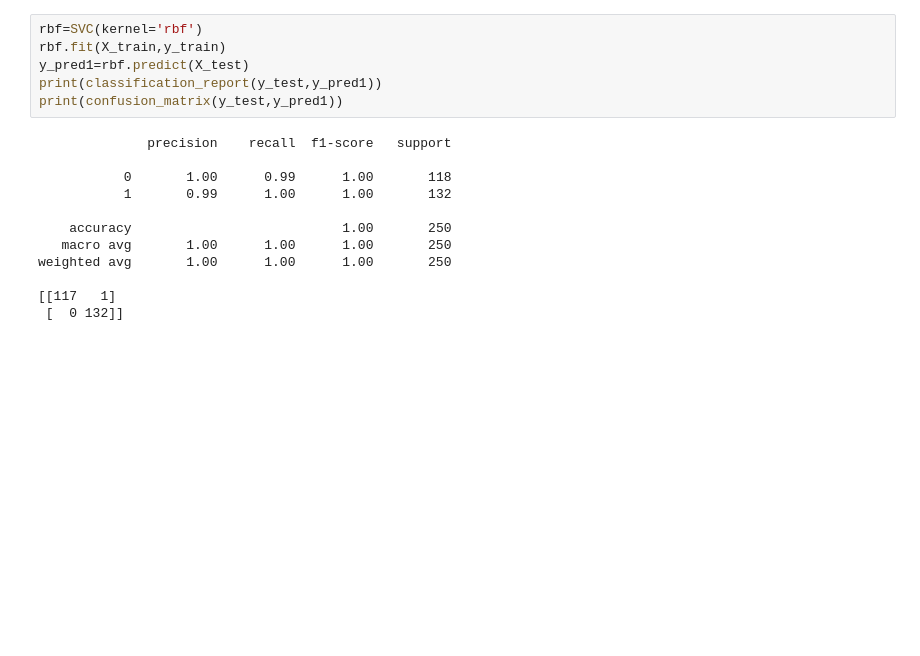
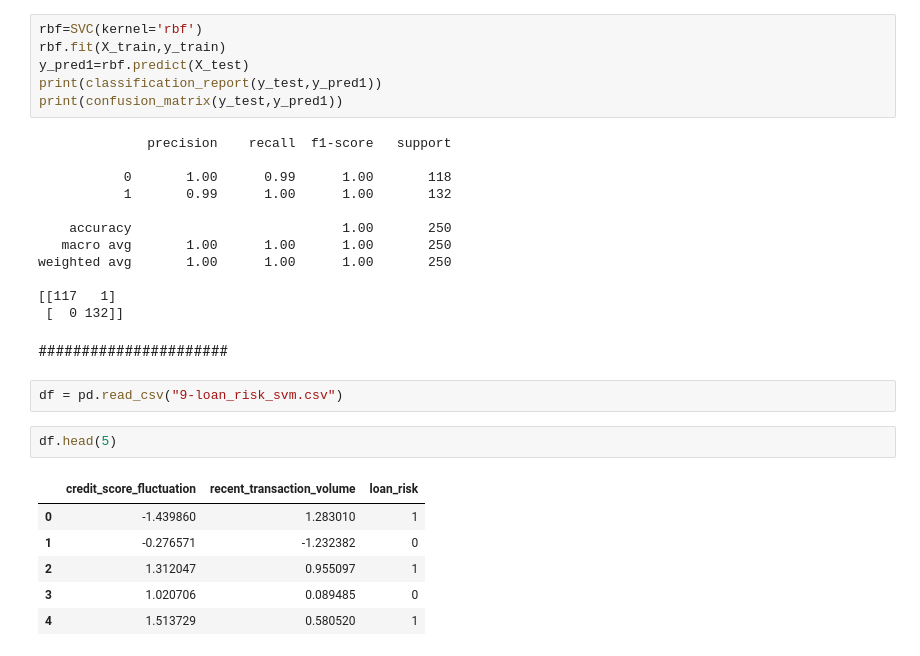
Before and after one commit to Elf-13/Machine-Learning-Studies, a Jupyter notebook: 01 - Regressions/SVM_datasets.ipynb, the cells around one changed output. Saved outputs shown, nothing was run; the diff lists cells and outputs as text; blank space fills up the shorter version.

```diff
--- a/01 - Regressions/SVM_datasets.ipynb
+++ b/01 - Regressions/SVM_datasets.ipynb
@@ -108,3 +108,16 @@ weighted avg       1.00      1.00      1.00       250
 
 [[117   1]
  [  0 132]]
+# %% [markdown]
+######################
+# %%
+df = pd.read_csv("9-loan_risk_svm.csv")
+# %%
+df.head(5)
+# %% [output]
+|  | credit_score_fluctuation | recent_transaction_volume | loan_risk |
+| 0 | -1.439860 | 1.283010 | 1 |
+| 1 | -0.276571 | -1.232382 | 0 |
+| 2 | 1.312047 | 0.955097 | 1 |
+| 3 | 1.020706 | 0.089485 | 0 |
+| 4 | 1.513729 | 0.580520 | 1 |
```
Also changed, not shown: parts of 9 cells of this notebook.
